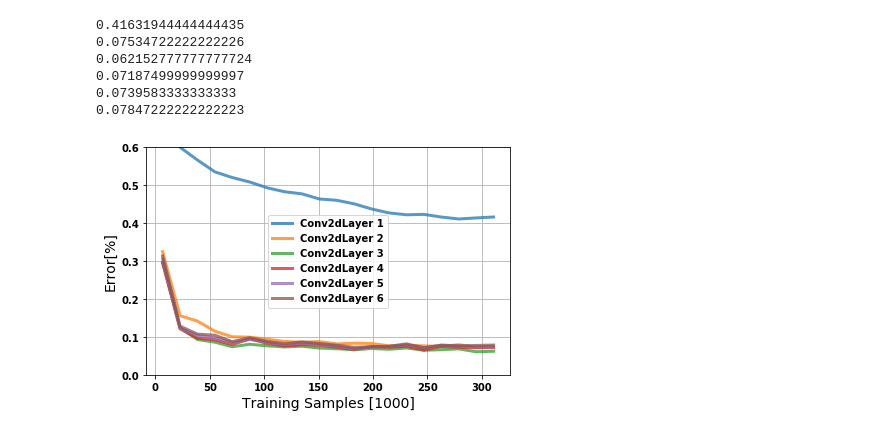
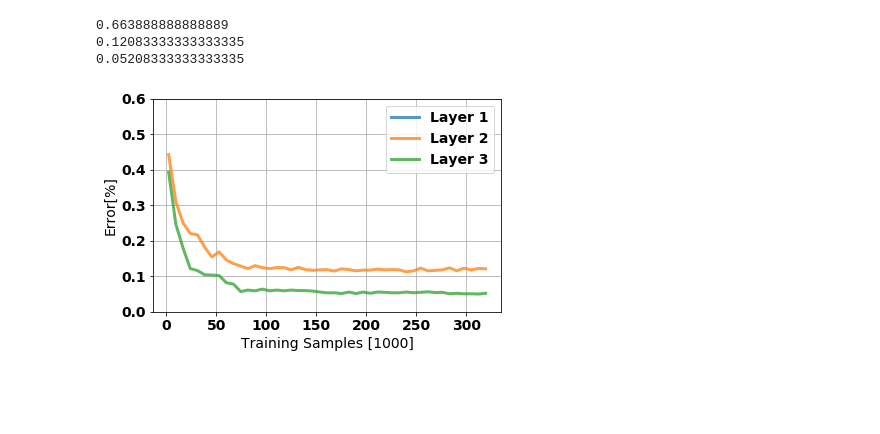
Before and after one commit to nmi-lab/dcll, a Jupyter notebook: notebooks/plot_dvs_gestures.ipynb, the cells around one changed output. Drawn from its saved outputs; the diff is of its cells as text; code cells hidden in the pictures; blank space fills up the shorter version.

```diff
--- a/notebooks/plot_dvs_gestures.ipynb
+++ b/notebooks/plot_dvs_gestures.ipynb
@@ -16,0 +49,22 @@ matplotlib.rcParams['figure.subplot.left'] = .2
+# %%
+samples_dir = '../samples/'
+dirs = [samples_dir+'Results_dvsgestures/020__18-11-2018/',
+        samples_dir+'Results_dvsgestures/021__19-11-2018/',
+        samples_dir+'Results_dvsgestures/023__19-11-2018/',
+        samples_dir+'Results_dvsgestures/024__20-11-2018/',
+        samples_dir+'Results_dvsgestures/025__20-11-2018/']
+res, xm, ym = convergence_multiple(dirs)
+print(res.mean(0))
+fig = figure(figsize=(6,4))
+ax = subplot(111)
+for l in range(3):
+    ax.plot(xm, ym.mean(axis=0)[l,:], linewidth=3, alpha=.75, label = 'Layer {}'.format(l+1))
+
+ax.set_yticks(np.arange(0,1.1,0.1))
+ax.grid()
+legend()
+ax.set_ylabel('Error[%]')
+ax.set_xlabel('Training Samples [1000]')
+ax.set_ylim([0,.8])
+tight_layout()
+savefig(directory+'convergence_dvs_gestures_small.png', dpi=300, frameon=False)
@@ -17,12 +78,15 @@ matplotlib.rcParams['figure.subplot.left'] = .2
 # %%
 samples_dir = '../samples/'
-Nlayers = 6
+Nlayers = 3
 #directory = "Results/105__08-10-2018/"
 #directory = "Results/104__04-10-2018/"
-directory = samples_dir+"Results/101__02-10-2018/"
+#directory = samples_dir+"Results/101__02-10-2018/"
+##Best:
+#directory = samples_dir+"Results/156__05-11-2018/"
+directory = samples_dir+"Results_dvsgestures/023__19-11-2018/"
 args = np.load(directory+"args.pkl")
 testepochs = np.arange(0,args.epochs,args.testinterval, dtype='int')
-n_iter_test = 1500
+n_iter_test = 1800
 iter_test = np.arange(1,n_iter_test+20,20)
 Ntests = len(testepochs)
 acc_test = np.load(directory+"acc_test.npy")[:Ntests]
@@ -55,26 +119,23 @@ savefig(directory+'convergence_dvs_gestures.png', dpi=300, frameon=False)
 # %%
 fig = figure(figsize=(6,4))
 ax = subplot(111)
-for l in range(6):
+for l in range(Nlayers):
     x = testepochs*args.batchsize//1000
     y = 1-weighted_acc[:,l]
-    xm = x.reshape(-1,10).mean(axis=1)
-    ym = y.reshape(-1,10).mean(axis=1)
-    ax.plot(xm, ym, linewidth=3, alpha=.75, label = 'Conv2dLayer {}'.format(l+1))
+    xm = x.reshape(-1,5).mean(axis=1)
+    ym = y.reshape(-1,5).mean(axis=1)
+    ax.plot(xm, ym, linewidth=3, alpha=.75, label = 'Layer {}'.format(l+1))
     print(ym[-1])
 ax.set_yticks(np.arange(0,1.1,0.1))
 ax.grid()
 legend()
 ax.set_ylabel('Error[%]')
 ax.set_xlabel('Training Samples [1000]')
 ax.set_ylim([0,.6])
 tight_layout()
 savefig(directory+'convergence_dvs_gestures_small.png', dpi=300, frameon=False)
 # %% [output]
-0.41631944444444435
-0.07534722222222226
-0.062152777777777724
-0.07187499999999997
-0.0739583333333333
-0.07847222222222223
+0.663888888888889
+0.12083333333333335
+0.05208333333333335
-[figure, old version]
+[figure, new version]
```
Also changed, not shown: parts of 14 cells of this notebook, 7 other files.
